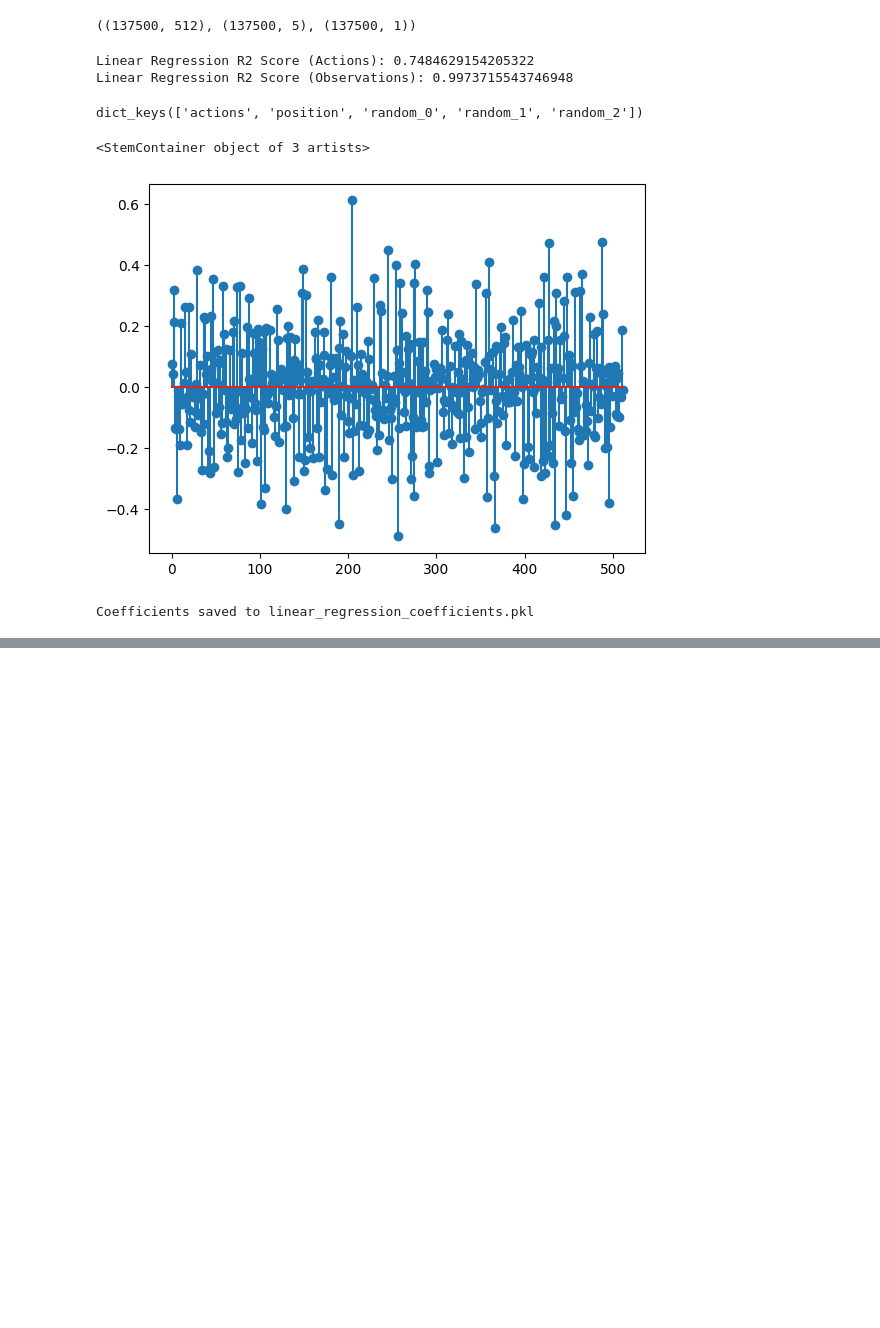
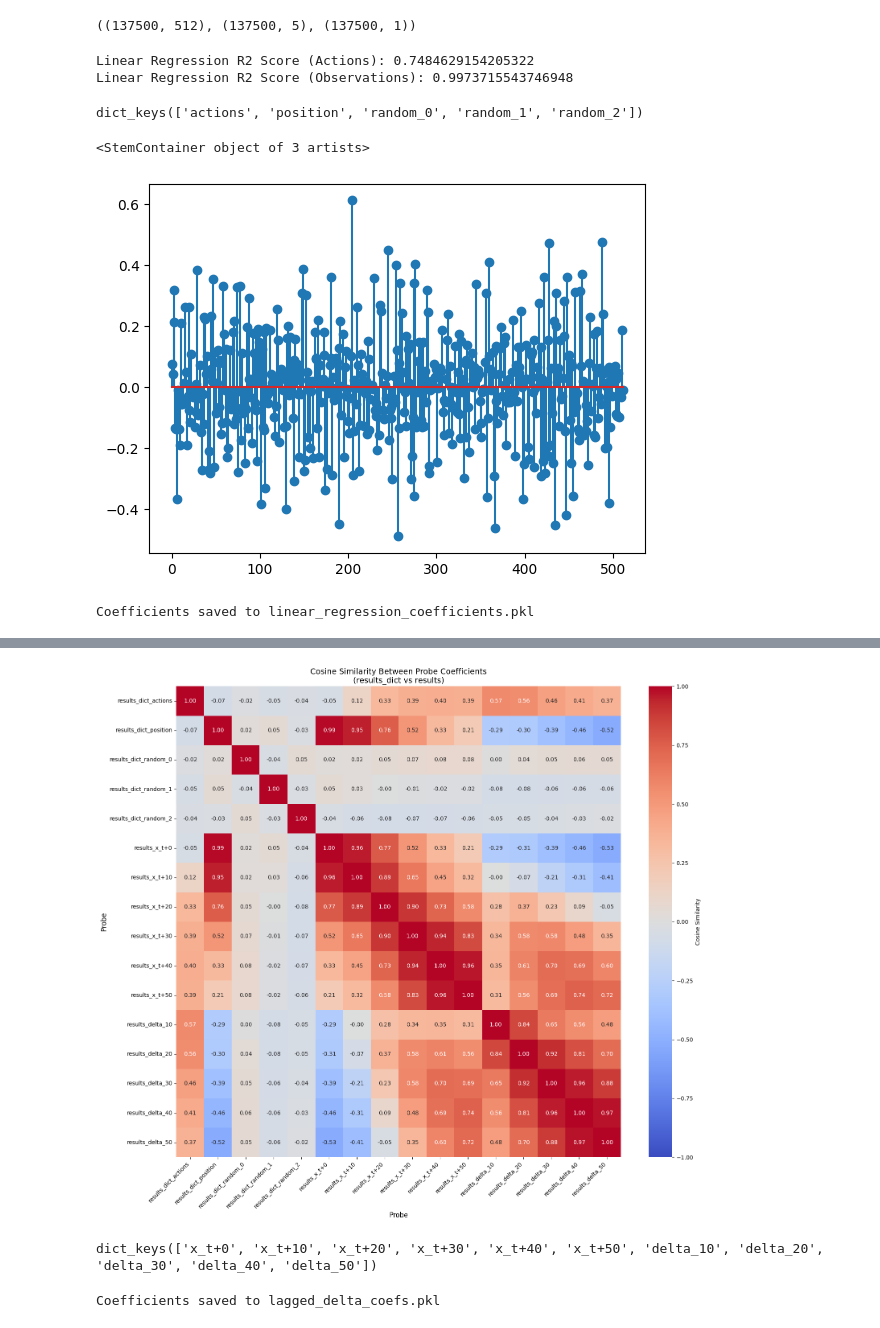
Before and after one commit to dynamical-inference/tdmpc2, a Jupyter notebook: analysis/25-12-15-pos_w_cartpole-swingup-noncenter.ipynb, the cells around one changed output, grey strips where cells are left out. Drawn from its saved outputs; the diff is of its cells as text; code cells hidden in the pictures; blank space fills up the shorter version.

```diff
--- a/analysis/25-12-15-pos_w_cartpole-swingup-noncenter.ipynb
+++ b/analysis/25-12-15-pos_w_cartpole-swingup-noncenter.ipynb
@@ -116,0 +336,66 @@ Coefficients saved to linear_regression_coefficients.pkl
+# %%
+# Compute cosine similarity between coefficients from results_dict and results
+from sklearn.metrics.pairwise import cosine_similarity
+import matplotlib.pyplot as plt
+import seaborn as sns
+
+# Extract coefficients from both dictionaries
+coef_dict_1 = {}
+for k, v in results_dict.items():
+    if 'coef' in v:
+        coef_dict_1[k] = v['coef'].squeeze()
+coef_dict_2 = {}
+for k, v in results.items():
+    if 'coef' in v:
+        coef_dict_2[k] = v['coef']
+
+# Combine all coefficients
+all_keys = list(coef_dict_1.keys()) + list(coef_dict_2.keys())
+all_coefs = [coef_dict_1[k] for k in coef_dict_1.keys()
+            ] + [coef_dict_2[k] for k in coef_dict_2.keys()]
+coef_matrix = np.array(all_coefs)
+
+# Compute cosine similarity
+similarity_matrix = cosine_similarity(coef_matrix)
+
+# Create labels with prefixes to distinguish sources
+labels = [f"results_dict_{k}" for k in coef_dict_1.keys()
+         ] + [f"results_{k}" for k in coef_dict_2.keys()]
+
+# Plot large confusion matrix
+plt.figure(figsize=(16, 14))
+sns.heatmap(similarity_matrix,
+            annot=True,
+            fmt='.2f',
+            xticklabels=labels,
+            yticklabels=labels,
+            cmap='coolwarm',
+            vmin=-1,
+            vmax=1,
+            center=0,
+            cbar_kws={'label': 'Cosine Similarity'})
+plt.title(
+    'Cosine Similarity Between Probe Coefficients\n(results_dict vs results)',
+    fontsize=14)
+plt.xlabel('Probe', fontsize=12)
+plt.ylabel('Probe', fontsize=12)
+plt.xticks(rotation=45, ha='right')
+plt.yticks(rotation=0)
+plt.tight_layout()
+plt.show()
+# %% [output]
+[figure, added]
+# %%
+results.keys()
+# %% [output]
+dict_keys(['x_t+0', 'x_t+10', 'x_t+20', 'x_t+30', 'x_t+40', 'x_t+50', 'delta_10', 'delta_20', 'delta_30', 'delta_40', 'delta_50'])
+# %%
+# Save coefficients to file
+with open(
+        '/home/hgf_hmgu/hgf_gib4562/tdmpc2/sweeps/sweep_data/25-12-15-control-position-cartpole-swingup-noncentered/w_lr_coefs_noncentered_lagged_delta.pkl',
+        'wb') as f:
+    pickle.dump(results, f)
+
+print("Coefficients saved to lagged_delta_coefs.pkl")
+# %% [output]
+Coefficients saved to lagged_delta_coefs.pkl
```
Also changed, not shown: parts of 6 cells of this notebook, 1 other file.
